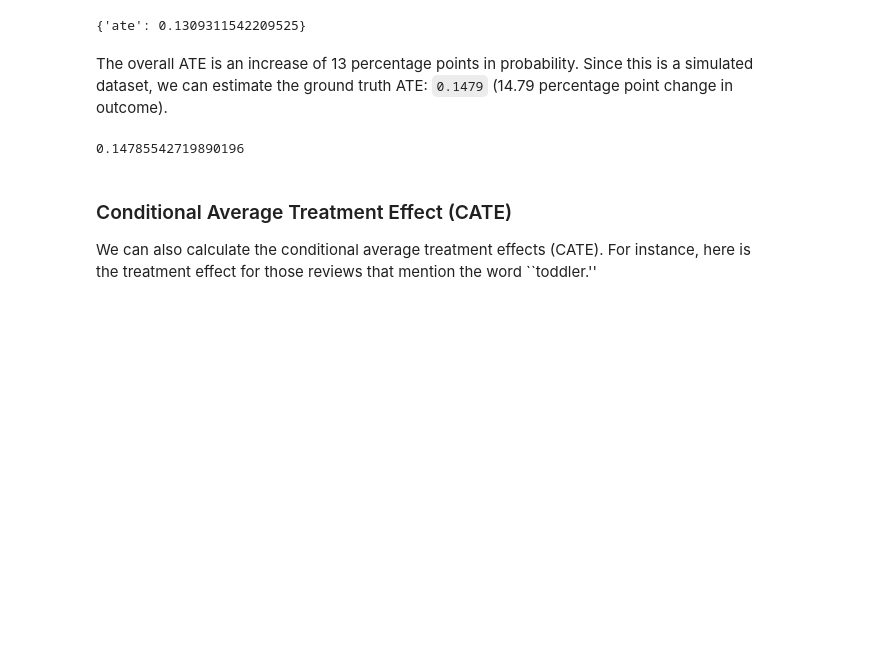
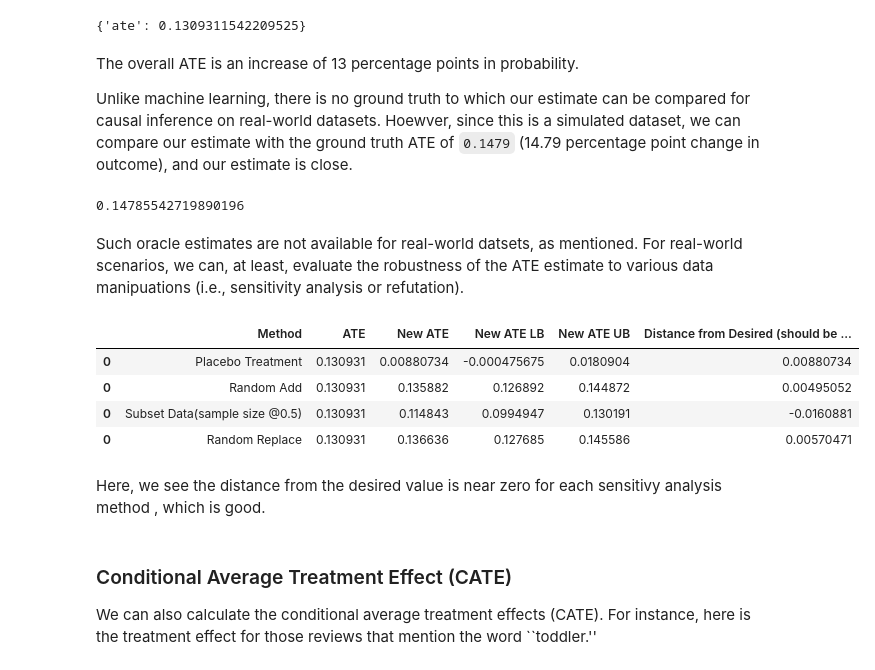
Before and after one commit to amaiya/causalnlp, a Jupyter notebook: nbs/99_examples.ipynb, the cells around one changed output. Drawn from its saved outputs; the diff is of its cells as text; code cells hidden in the pictures; blank space fills up the shorter version.

Commit message:
added evalute_robustness method

```diff
--- a/nbs/99_examples.ipynb
+++ b/nbs/99_examples.ipynb
@@ -69,7 +69,9 @@ cm.estimate_ate()
 # %% [output]
 {'ate': 0.1309311542209525}
 # %% [markdown]
-The overall ATE is an increase of 13 percentage points in probability. Since this is a simulated dataset, we can estimate the ground truth ATE: `0.1479` (14.79 percentage point change in outcome).
+The overall ATE is an increase of 13 percentage points in probability.
+
+Unlike machine learning, there is no ground truth to which our estimate can be compared for causal inference on real-world datasets. Hoewver, since this is a simulated dataset, we can compare our estimate with the ground truth ATE of `0.1479` (14.79 percentage point change in outcome), and our estimate is close.
 # %%
 #notest
 from collections import defaultdict
@@ -85,6 +87,19 @@ def ATE_adjusted(C, T, Y):
 print(ATE_adjusted(df.C_true, df.T_true, df.Y_sim))
 # %% [output]
 0.14785542719890196
+# %% [markdown]
+Such oracle estimates are not available for real-world datsets, as mentioned.  For real-world scenarios, we can, at least, evaluate the robustness of the ATE estimate to various data manipuations (i.e., sensitivity analysis or refutation).
+# %%
+#notest
+cm.evaluate_robustness()
+# %% [output]
+|  | Method | ATE | New ATE | New ATE LB | New ATE UB | Distance from Desired (should be ... |
+| 0 | Placebo Treatment | 0.130931 | 0.00880734 | -0.000475675 | 0.0180904 | 0.00880734 |
+| 0 | Random Add | 0.130931 | 0.135882 | 0.126892 | 0.144872 | 0.00495052 |
+| 0 | Subset Data(sample size @0.5) | 0.130931 | 0.114843 | 0.0994947 | 0.130191 | -0.0160881 |
+| 0 | Random Replace | 0.130931 | 0.136636 | 0.127685 | 0.145586 | 0.00570471 |
+# %% [markdown]
+Here, we see the distance from the desired value is near zero for each sensitivy analysis method , which is good.
 # %% [markdown]
 ### Conditional Average Treatment Effect (CATE)
 
```
Also changed, not shown: parts of 4 cells of this notebook, 7 other files.
